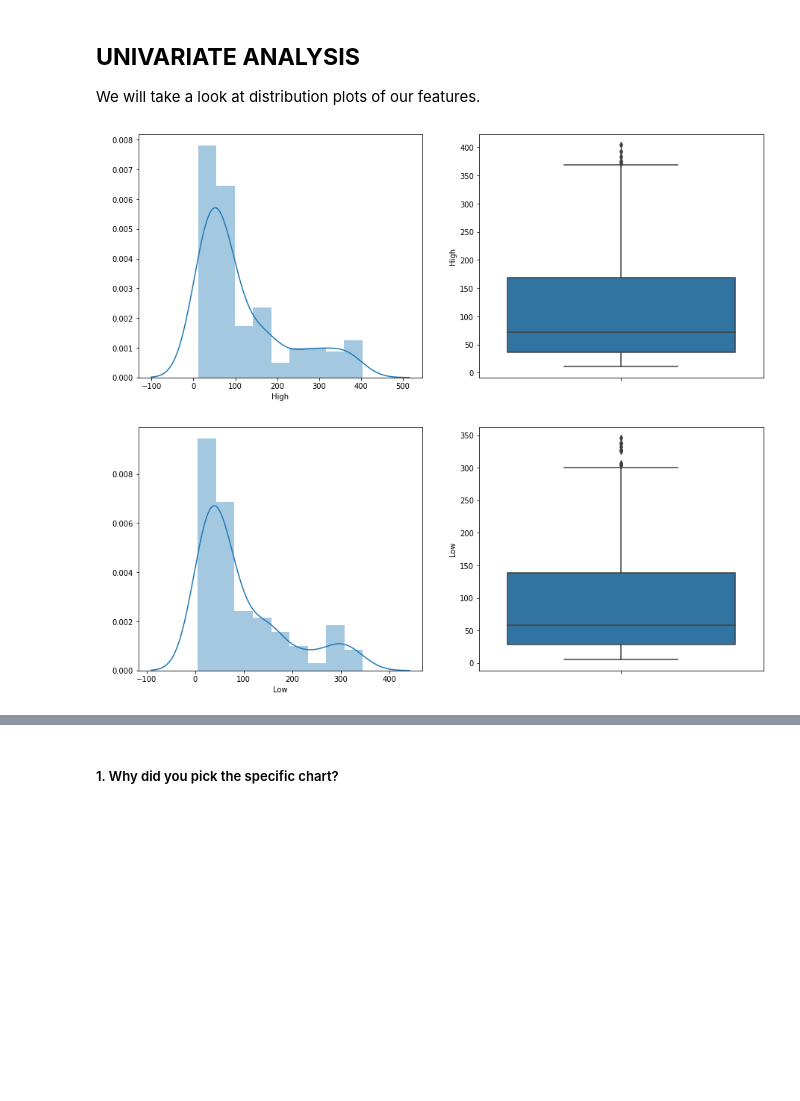
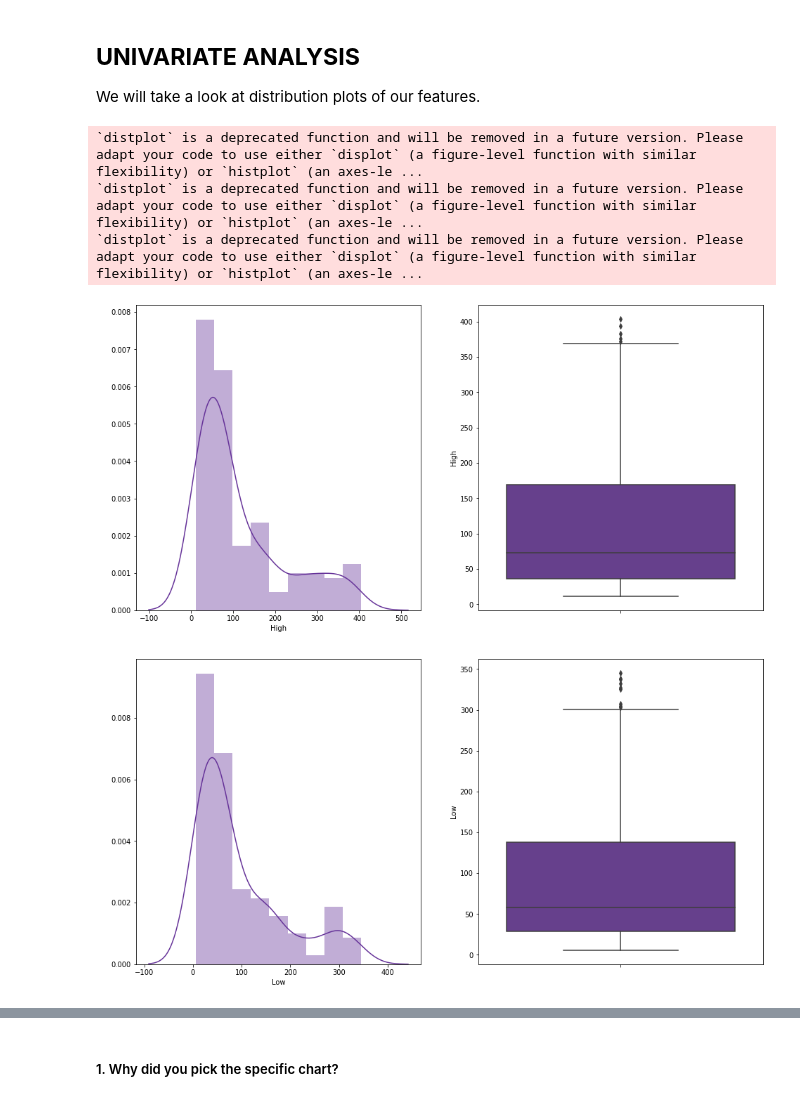
Before and after one commit to KartikKumar7070/Yesbank-stock-pricing-analysis-regression-model, a Jupyter notebook: ML_Capstone_Project_On_Regression.ipynb, the cells around one changed output, grey strips where cells are left out. Cells and saved outputs as stored; diff of their text form; code cells hidden in the pictures; blank space fills up the shorter version.

```diff
--- a/ML_Capstone_Project_On_Regression.ipynb
+++ b/ML_Capstone_Project_On_Regression.ipynb
@@ -131,6 +137,8 @@ df.tail()
 | 184 | Nov-20 | 12.41 | 14.90 | 12.21 | 14.67 |
 # %% [markdown]
 ### Dataset Rows & Columns count
+# %%
+df['Date'] = pd.to_datetime(df['Date'].apply(lambda x: datetime.strptime(x, '%b-%y')))
 # %%
 # Dataset Rows & Columns count
 df.shape
@@ -270,16 +291,19 @@ We will take a look at distribution plots of our features.
 # %%
 #plots for independent variables
 for var in indep_var:
-    plt.figure(figsize=(15,6))
+    plt.figure(figsize=(16,8))
     plt.subplot(1, 2, 1)
-    fig = sns.distplot(df1[var].dropna())
+    fig = sns.distplot(df1[var].dropna(),color='rebeccapurple',)
     fig.set_ylabel(' ')
     fig.set_xlabel(var)
 
     plt.subplot(1, 2, 2)
-    fig = sns.boxplot(y=df1[var])
+    fig = sns.boxplot(y=df1[var],color='rebeccapurple',)
     fig.set_title('')
     fig.set_ylabel(var)
 # %% [output]
+`distplot` is a deprecated function and will be removed in a future version. Please adapt your code to use either `displot` (a figure-level function with similar flexibility) or `histplot` (an axes-le ...
+`distplot` is a deprecated function and will be removed in a future version. Please adapt your code to use either `displot` (a figure-level function with similar flexibility) or `histplot` (an axes-le ...
+`distplot` is a deprecated function and will be removed in a future version. Please adapt your code to use either `displot` (a figure-level function with similar flexibility) or `histplot` (an axes-le ...
-[figure, old version]
+[figure, new version]
-[figure, old version]
+[figure, new version]
```
Also changed, not shown: parts of 115 cells of this notebook.
